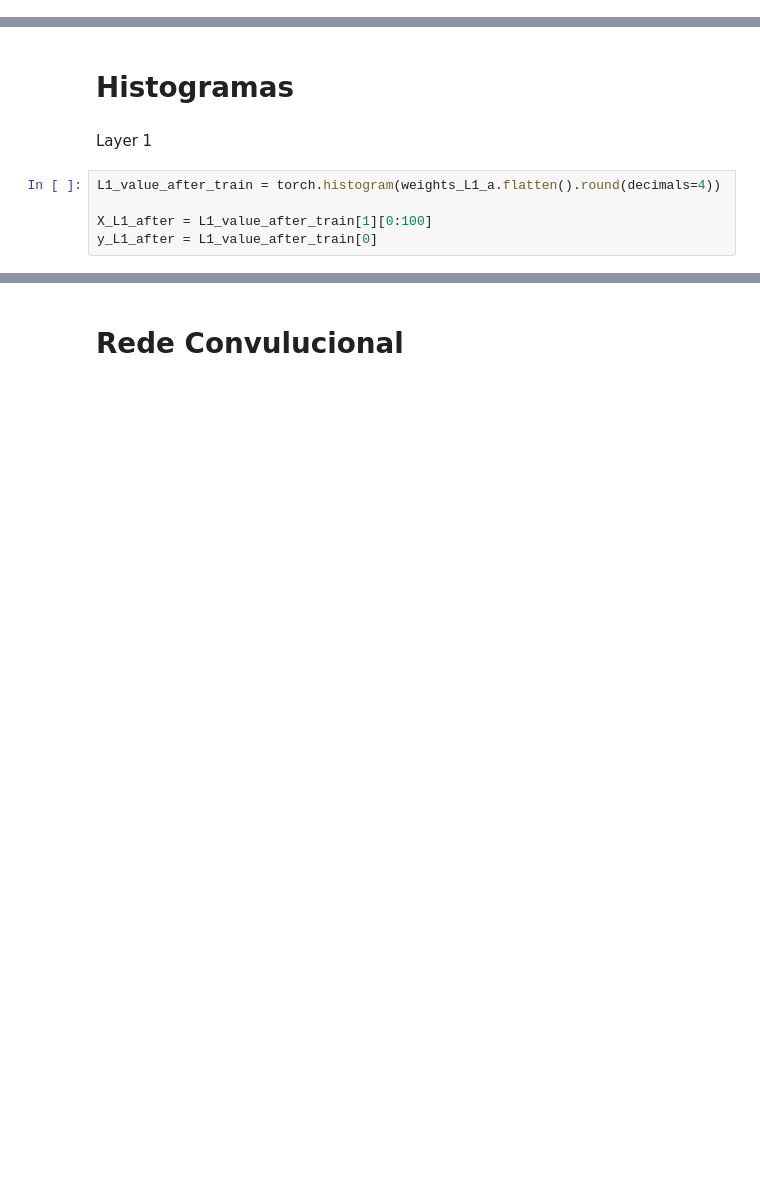
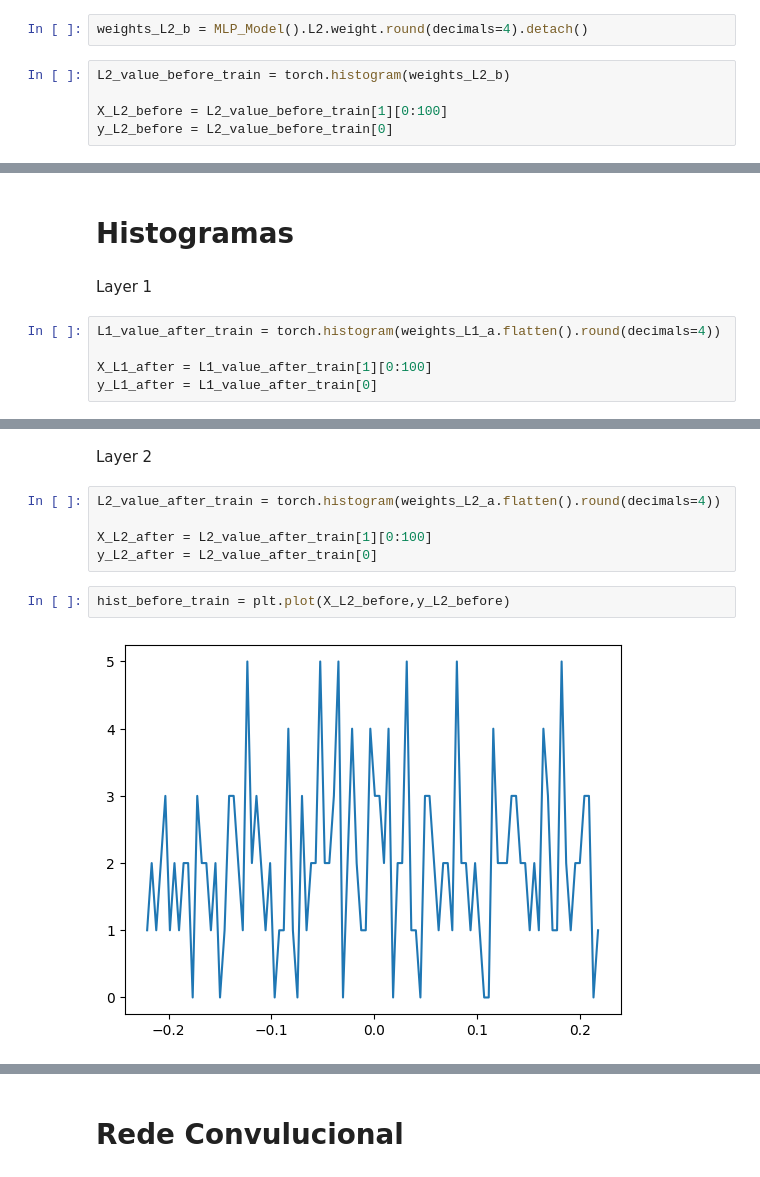
Before and after one commit to Erickllino/Neural_Network, a Jupyter notebook: MNIST.IPYNB, the cells around one changed output, grey strips where cells are left out. Saved outputs shown, nothing was run; the diff lists cells and outputs as text; blank space fills up the shorter version.

```diff
--- a/MNIST.IPYNB
+++ b/MNIST.IPYNB
@@ -83,6 +85,13 @@ L1_value_before_train = torch.histogram(weights_L1_b)
 
 X_L1_before = L1_value_before_train[1][0:100]
 y_L1_before = L1_value_before_train[0]
+# %%
+weights_L2_b = MLP_Model().L2.weight.round(decimals=4).detach()
+# %%
+L2_value_before_train = torch.histogram(weights_L2_b)
+
+X_L2_before = L2_value_before_train[1][0:100]
+y_L2_before = L2_value_before_train[0]
 # %% [markdown]
 # Train
 # %%
@@ -188,0 +198,11 @@ hist_after_train = plt.plot(X_L1_after,y_L1_after)
+# %% [markdown]
+Layer 2
+# %%
+L2_value_after_train = torch.histogram(weights_L2_a.flatten().round(decimals=4))
+
+X_L2_after = L2_value_after_train[1][0:100]
+y_L2_after = L2_value_after_train[0]
+# %%
+hist_before_train = plt.plot(X_L2_before,y_L2_before)
+# %% [output]
+[figure, added]
```
Also changed, not shown: parts of 16 cells of this notebook.
